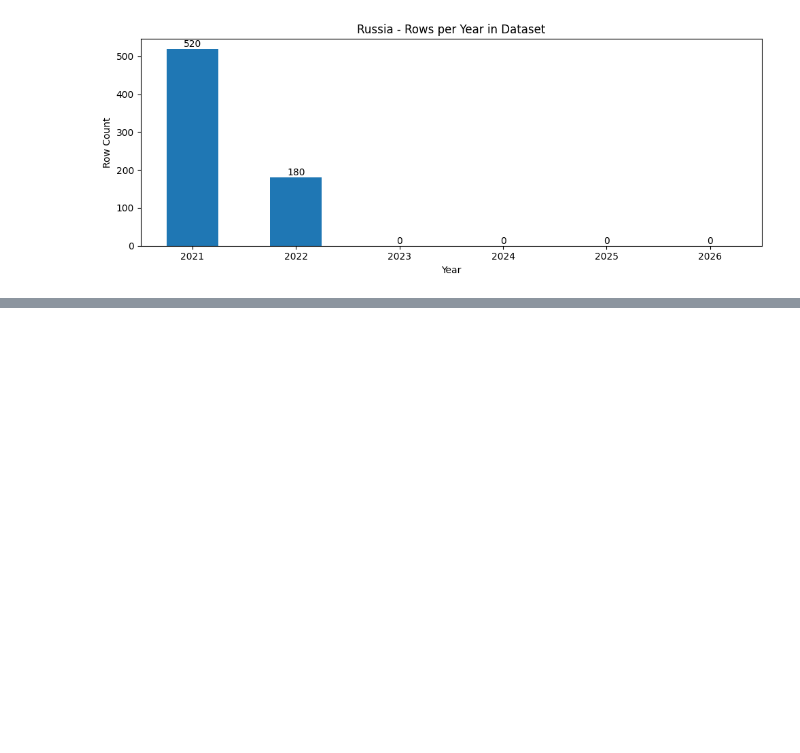
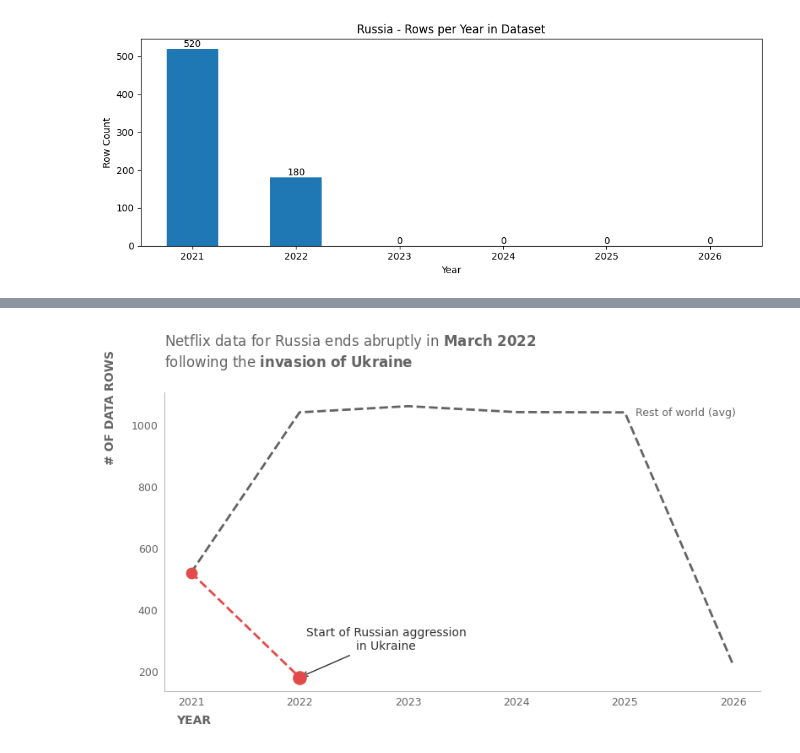
Before and after one commit to Akina-Aoki/Netflix_Analytics_DE_UX, a Jupyter notebook: eda/05_netflix_merged_eda_christophe.ipynb, the cells around one changed output, grey strips where cells are left out. Cells and saved outputs as stored; diff of their text form; code cells hidden in the pictures; blank space fills up the shorter version.

```diff
--- a/eda/05_netflix_merged_eda_christophe.ipynb
+++ b/eda/05_netflix_merged_eda_christophe.ipynb
@@ -270,0 +554,59 @@ plt.show()
+# %%
+# Graph 1 with falling line
+
+russia_2022 = russia_rows[russia_rows > 0]
+world_df = df[df["country_name"] != "Russia"]
+world_yearly = world_df.groupby(world_df["week"].dt.year)["country_name"].count() / world_df["country_name"].nunique()
+world_yearly = world_yearly.reindex([2021, 2022, 2023, 2024, 2025, 2026], fill_value=0)
+world_continue = world_yearly[world_yearly > 0]
+
+fig, ax = plt.subplots(figsize=(8, 5))
+ax.plot(range(len(russia_2022)), russia_2022.values, color=RED_1, linewidth=2, linestyle="--", zorder=2)
+ax.plot(range(len(world_continue)), world_continue.values, color=GRAY_3, linewidth=2, linestyle="--", zorder=2)
+#ax.plot(range(len(russia_rows)), russia_rows.values, color=GRAY_1, linewidth=2, zorder=2, linestyle="--")
+
+
+ax.scatter(range(len(russia_2022)), russia_2022.values, color=RED_1, s=80, zorder=3)
+ax.scatter([1], [russia_2022.iloc[1]], color=RED_1, s=120, zorder=4)
+#ax.scatter([1], [russia_rows.iloc[1]], color=RED_1, s=80, zorder=4)
+
+ax.spines[["top", "right"]].set_visible(False)
+ax.spines[["left", "bottom"]].set_color(GRAY_1)
+ax.tick_params(axis="both", labelsize=9, colors=GRAY_3, length=0, pad=5)
+ax.set_xticks(range(len(russia_rows)))
+ax.set_xticklabels(russia_rows.index, rotation=0);
+
+ax.set_ylabel("# OF DATA ROWS", color=GRAY_3, fontweight="bold", rotation=90, labelpad=10)
+ax.set_xlabel("YEAR", color=GRAY_3, fontweight="bold")
+ax.xaxis.set_label_coords(0.05, -0.08)
+ax.yaxis.set_label_coords(-0.08, 0.95)
+
+ax.set_title(
+    "Netflix data for Russia ends abruptly in "
+    + r"$\bf{March\ 2022}$"
+    + "\nfollowing the "
+    + r"$\bf{invasion\ of\ Ukraine}$",
+    pad=22, color=GRAY_3, loc="left",
+)
+
+
+
+ax.annotate(
+    text="Start of Russian aggression\nin Ukraine",
+    xy=(1, russia_2022.iloc[1]),
+    xytext=(1.8, russia_2022.iloc[1] * 1.5),
+    arrowprops=dict(arrowstyle="->", color=GRAY_strong),
+    fontsize=10,
+    color=GRAY_strong,
+    ha="center",
+)
+
+
+ax.text(4.1, world_continue.iloc[4], "Rest of world (avg)", color=GRAY_3, fontsize=9, va="center")
+
+
+fig.tight_layout()
+fig.savefig("figures/russia_storytelling.png", bbox_inches="tight")
+plt.show()
+# %% [output]
+[figure, added]
```
Also changed, not shown: parts of 40 cells of this notebook.
